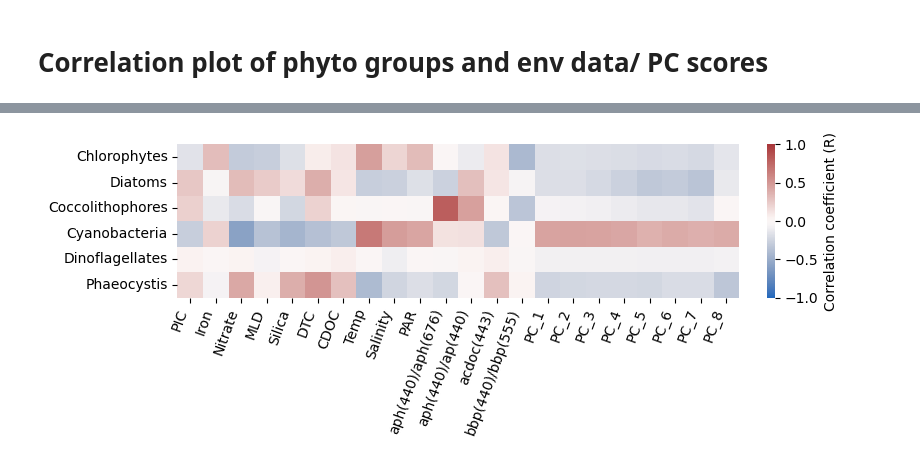
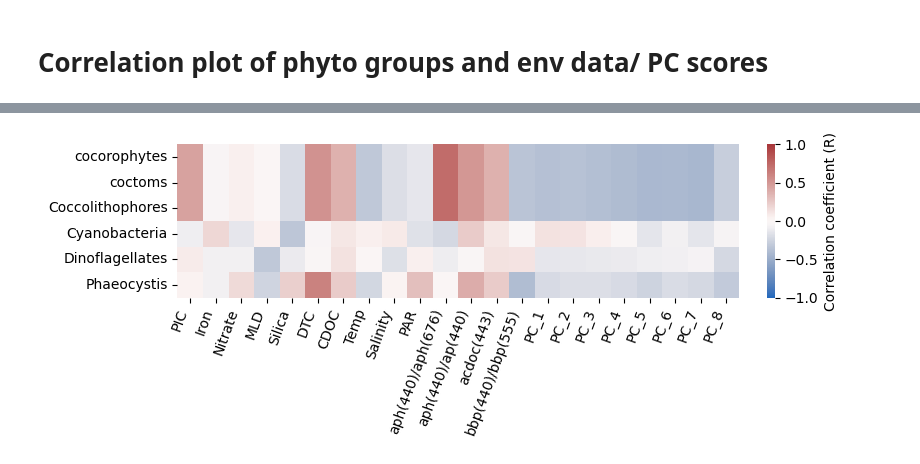
Before and after one commit to aewindle110/PCC_OASIM, a Jupyter notebook: 3_MLR_cross_validation.ipynb, the cells around one changed output, grey strips where cells are left out. Drawn from its saved outputs; the diff is of its cells as text; code cells hidden in the pictures.

```diff
--- a/3_MLR_cross_validation.ipynb
+++ b/3_MLR_cross_validation.ipynb
@@ -37,9 +41,0 @@ env_vars = ['pic', 'irn', 'rno', 'h', 'sil', 'dtc', 'cdc', 't', 's', 'par']
-# %%
-#histograms of unscaled env data
-fig, axs = plt.subplots(nrows=3, ncols=4, figsize=(10,8), layout='compressed')
-
-axs = axs.ravel()
-
-for i in range(len(env_vars)):
-    rrs_xds[env_vars[i]].plot.hist(ax=axs[i])
-    axs[i].set_xlabel(env_vars[i])
@@ -100,9 +51,0 @@ for i in range(len(env_vars)):
-# %%
-rrs_xds['log_tot'] = np.log10(rrs_xds.tot+2)
-rrs_xds['log_chl'] = np.log10(rrs_xds.chl+2)
-rrs_xds['log_dia'] = np.log10(rrs_xds.dia+2)
-rrs_xds['log_coc'] = np.log10(rrs_xds.coc+2)
-rrs_xds['log_cya'] = np.log10(rrs_xds.cya+2)
-rrs_xds['log_din'] = np.log10(rrs_xds.din+2)
-rrs_xds['log_pha'] = np.log10(rrs_xds.pha+2)
-rrs_xds
@@ -155,7 +54,9 @@ for i in range(len(log_phyto_vars)):
 # %%
 variables = list(rrs_xds.keys())[0:18]
 variables.extend(['aph440_aph676', 'aph440_ap440', 'a_cdoc_443', 'bbp_s_440_555'])
-variables.extend(list(rrs_xds.keys())[47:62])
+variables.extend(list(rrs_xds.keys())[47:68])
 variables.remove("ice")
-variables
+
+rrs_xds_dat = rrs_xds[variables].to_dataframe()
+rrs_xds_dat
 # %% [output]
@@ -199,22 +188,24 @@ rrs_xds_dat
 # %%
 fig, axs = plt.subplots(figsize=(8,8), sharey=True, layout='compressed')
+
+phyto_vars = ['tot', 'coc', 'coc', 'coc', 'cya', 'din', 'pha']
 
 env_vars = list(rrs_xds.keys())[7:18]
 env_vars.extend(['aph440_aph676', 'aph440_ap440', 'a_cdoc_443', 'bbp_s_440_555'])
 env_vars.remove('ice')
 env_vars.extend(['PC_1', 'PC_2', 'PC_3', 'PC_4', 'PC_5', 'PC_6', 'PC_7', 'PC_8'])
 
 sns.heatmap(rrs_xds_dat.corr().loc[phyto_vars[1:], env_vars], annot=False, vmin=-1, vmax=1,
             cmap='vlag', square=True, cbar_kws={'label': 'Correlation coefficient (R)'})
 
-axs.set_yticklabels(['Chlorophytes', 'Diatoms', 'Coccolithophores', 'Cyanobacteria',
+axs.set_yticklabels(['cocorophytes', 'coctoms', 'Coccolithophores', 'Cyanobacteria',
                      'Dinoflagellates', 'Phaeocystis'], rotation=0)
 
 axs.set_xticklabels(['PIC', 'Iron', 'Nitrate', 'MLD', 'Silica', 'DTC', 'CDOC', 'Temp',
                      'Salinity', 'PAR', 'aph(440)/aph(676)', 'aph(440)/ap(440)',
                      'acdoc(443)', 'bbp(440)/bbp(555)', 'PC_1', 'PC_2', 'PC_3', 'PC_4',
                      'PC_5', 'PC_6', 'PC_7', 'PC_8'], rotation=70, ha='right')
 
 plt.show()
 # %% [output]
-[figure, old version]
+[figure, new version]
```
Also changed, not shown: parts of 50 cells of this notebook, 4 other files.
